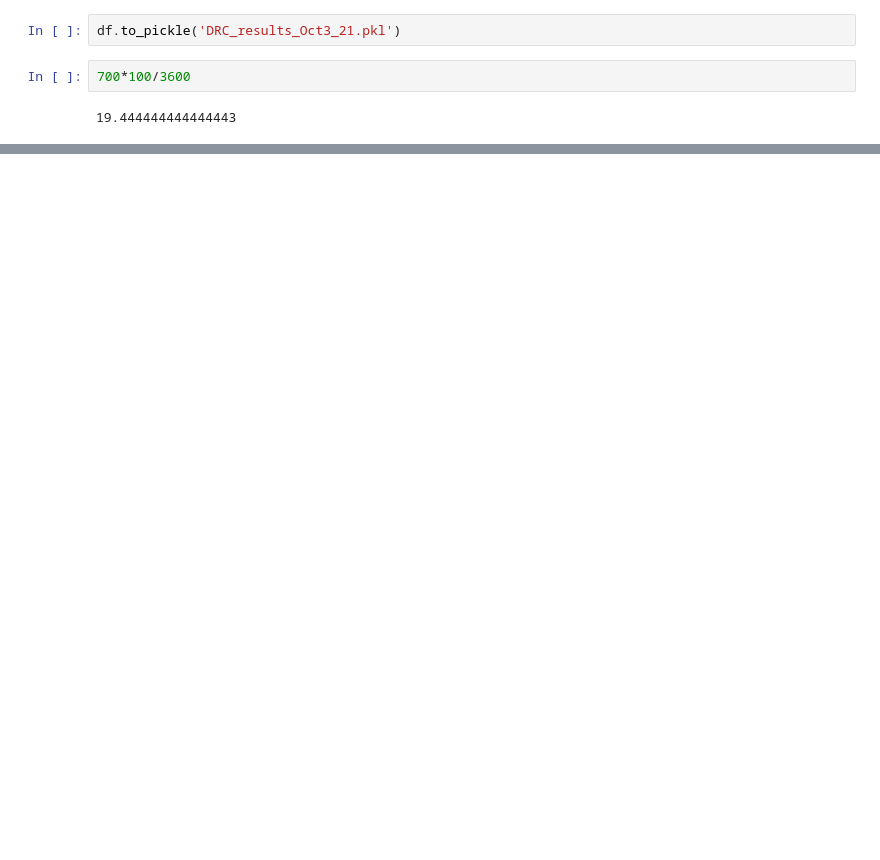
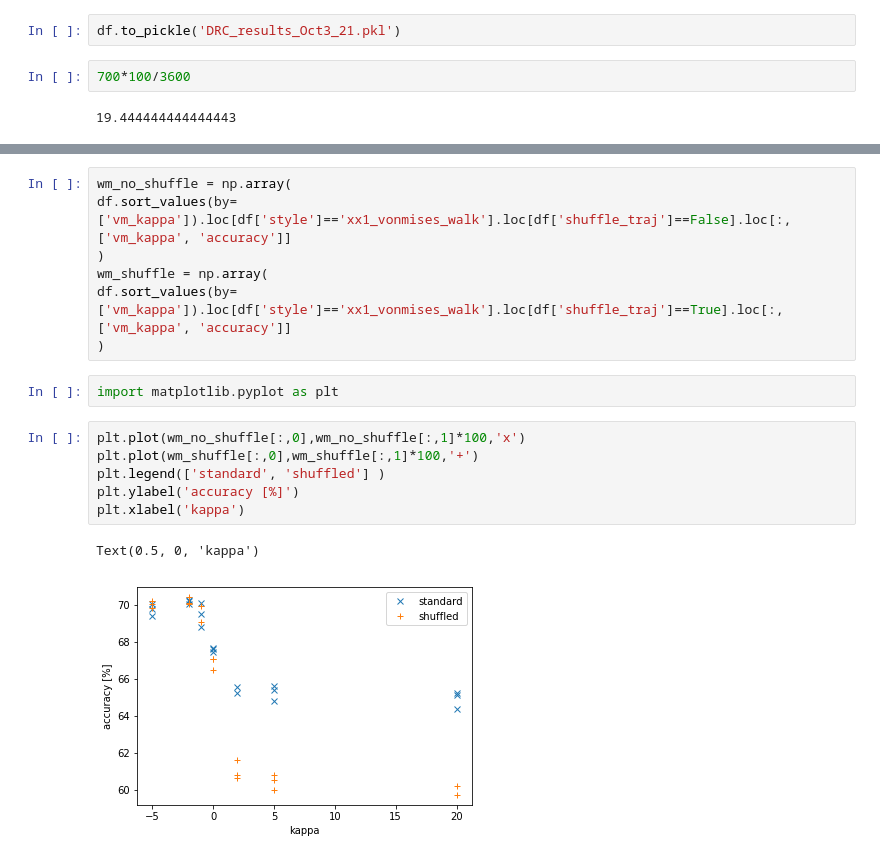
Before and after one commit to sashkarivkind/imagewalker, a Jupyter notebook: wexac_log_organizer.ipynb, the cells around one changed output, grey strips where cells are left out. Drawn from its saved outputs; the diff is of its cells as text; blank space fills up the shorter version.

```diff
--- a/wexac_log_organizer.ipynb
+++ b/wexac_log_organizer.ipynb
@@ -206,0 +298,18 @@ TypeError: 'NoneType' object is not subscriptable
+# %%
+wm_no_shuffle = np.array(
+df.sort_values(by=['vm_kappa']).loc[df['style']=='xx1_vonmises_walk'].loc[df['shuffle_traj']==False].loc[:,['vm_kappa', 'accuracy']]
+)
+wm_shuffle = np.array(
+df.sort_values(by=['vm_kappa']).loc[df['style']=='xx1_vonmises_walk'].loc[df['shuffle_traj']==True].loc[:,['vm_kappa', 'accuracy']]
+)
+# %%
+import matplotlib.pyplot as plt
+# %%
+plt.plot(wm_no_shuffle[:,0],wm_no_shuffle[:,1]*100,'x')
+plt.plot(wm_shuffle[:,0],wm_shuffle[:,1]*100,'+')
+plt.legend(['standard', 'shuffled'] )
+plt.ylabel('accuracy [%]')
+plt.xlabel('kappa')
+# %% [output]
+Text(0.5, 0, 'kappa')
+[figure, added]
```
Also changed, not shown: parts of 18 cells of this notebook, 5 other files.
